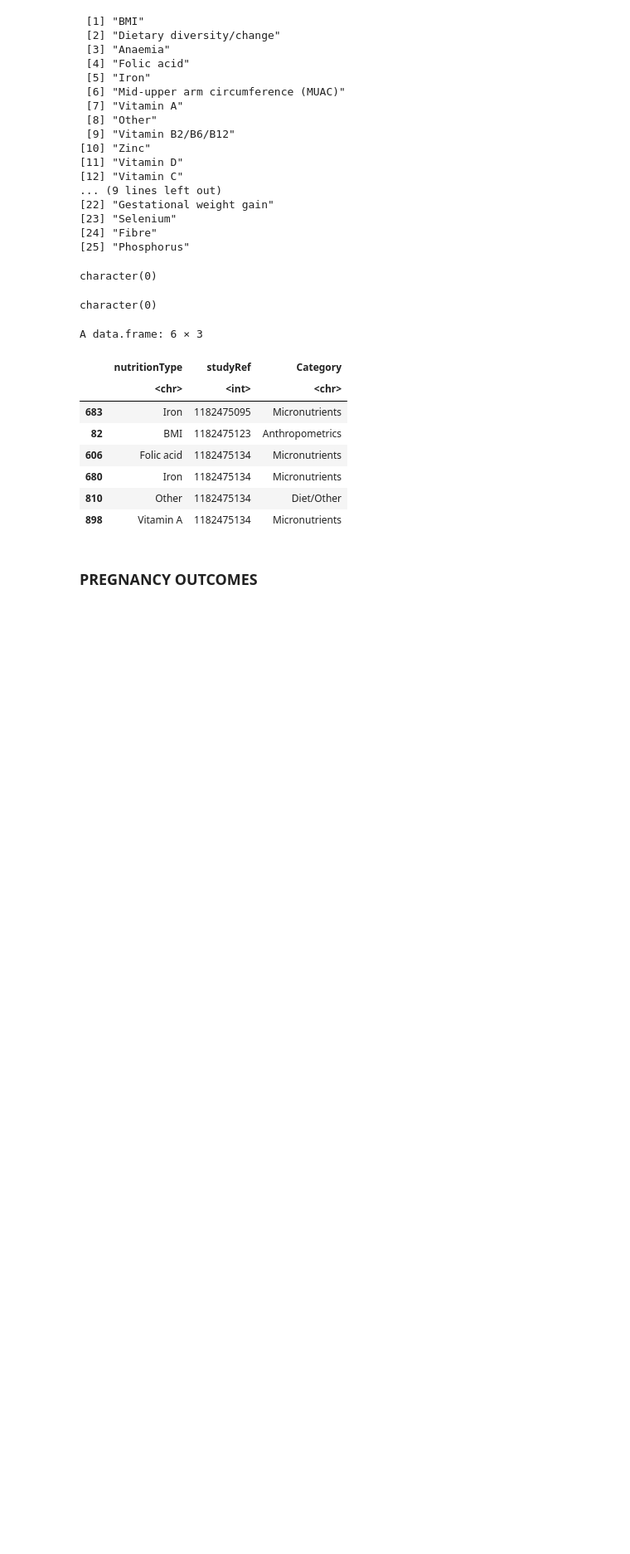
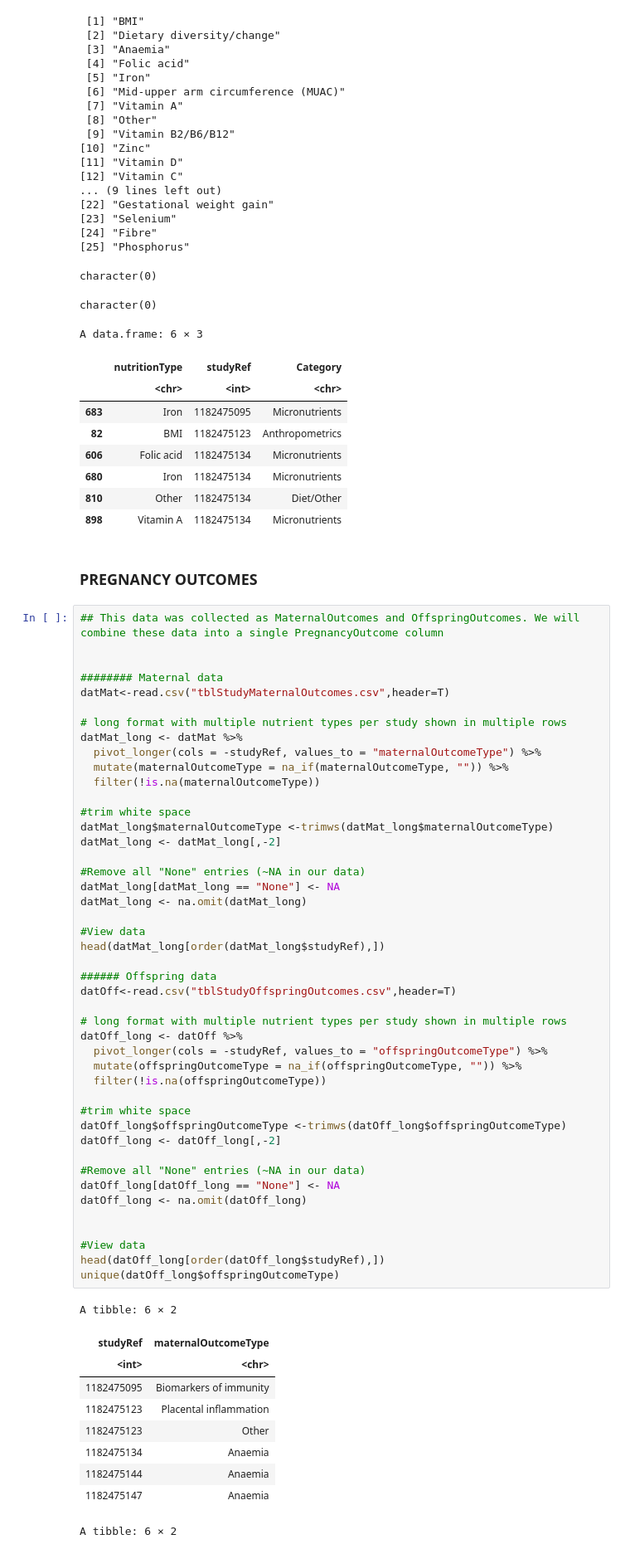
Before and after one commit to alexjvr1/EVE_lab_public, a Jupyter notebook: scoping_review_figs.ipynb, the cells around one changed output. Shown at 83% size. Cells and saved outputs as stored; diff of their text form; blank space fills up the shorter version.

Commit message:
lookup table for pregnancyOutcomes

```diff
--- a/scoping_review_figs.ipynb
+++ b/scoping_review_figs.ipynb
@@ -228,3 +228,59 @@ A data.frame: 6 × 3
 # %% [markdown]
 
 ### PREGNANCY OUTCOMES
+# %%
+## This data was collected as MaternalOutcomes and OffspringOutcomes. We will combine these data into a single PregnancyOutcome column
+
+
+######## Maternal data
+datMat<-read.csv("tblStudyMaternalOutcomes.csv",header=T)
+
+# long format with multiple nutrient types per study shown in multiple rows
+datMat_long <- datMat %>%
+  pivot_longer(cols = -studyRef, values_to = "maternalOutcomeType") %>%
+  mutate(maternalOutcomeType = na_if(maternalOutcomeType, "")) %>%
+  filter(!is.na(maternalOutcomeType))
+
+#trim white space
+datMat_long$maternalOutcomeType <-trimws(datMat_long$maternalOutcomeType)
+datMat_long <- datMat_long[,-2]
+
+#Remove all "None" entries (~NA in our data)
+datMat_long[datMat_long == "None"] <- NA
+datMat_long <- na.omit(datMat_long)
+
+#View data
+head(datMat_long[order(datMat_long$studyRef),])
+
+###### Offspring data
+datOff<-read.csv("tblStudyOffspringOutcomes.csv",header=T)
+
+# long format with multiple nutrient types per study shown in multiple rows
+datOff_long <- datOff %>%
+  pivot_longer(cols = -studyRef, values_to = "offspringOutcomeType") %>%
+  mutate(offspringOutcomeType = na_if(offspringOutcomeType, "")) %>%
+  filter(!is.na(offspringOutcomeType))
+
+#trim white space
+datOff_long$offspringOutcomeType <-trimws(datOff_long$offspringOutcomeType)
+datOff_long <- datOff_long[,-2]
+
+#Remove all "None" entries (~NA in our data)
+datOff_long[datOff_long == "None"] <- NA
+datOff_long <- na.omit(datOff_long)
+
+
+#View data
+head(datOff_long[order(datOff_long$studyRef),])
+unique(datOff_long$offspringOutcomeType)
+# %% [output]
+A tibble: 6 × 2
+| studyRef | maternalOutcomeType |
+| <int> | <chr> |
+| 1182475095 | Biomarkers of immunity |
+| 1182475123 | Placental inflammation |
+| 1182475123 | Other |
+| 1182475134 | Anaemia |
+| 1182475144 | Anaemia |
+| 1182475147 | Anaemia |
+A tibble: 6 × 2
```
Also changed, not shown: parts of 2 cells of this notebook.
